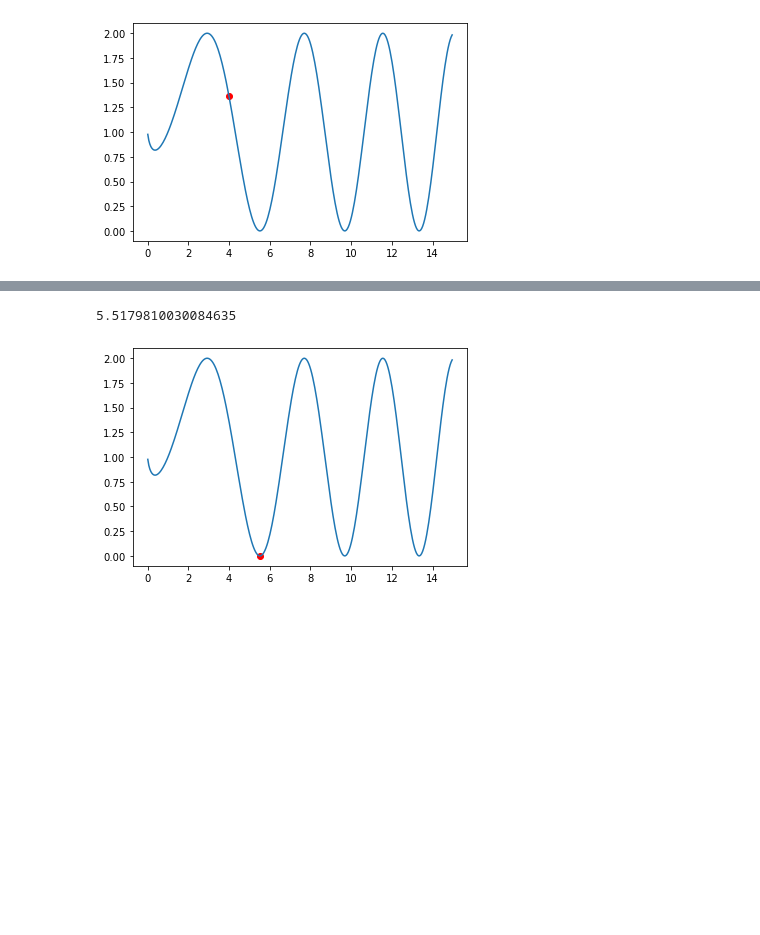
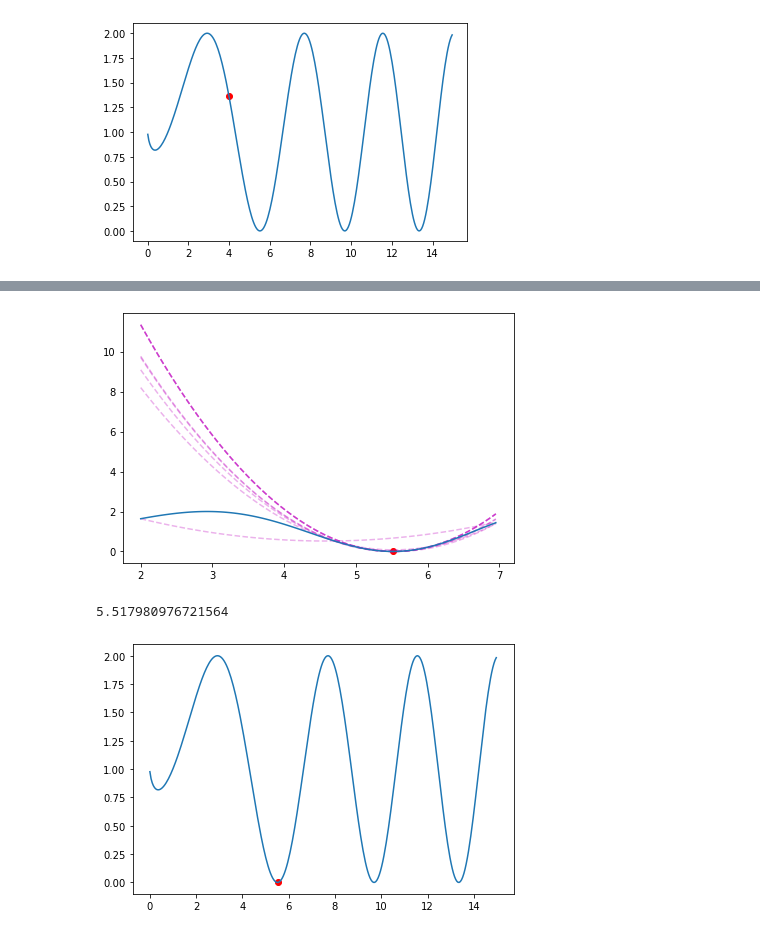
Before and after one commit to fadyat/ITMO-PROBLEMS, a Jupyter notebook: Applied-mathematics/IV semester/Solutions/lab1/solution.ipynb, the cells around one changed output, grey strips where cells are left out. Drawn from its saved outputs; the diff is of its cells as text; code cells hidden in the pictures; blank space fills up the shorter version.

Commit message:
picture for successive parabolic interpolation

```diff
--- a/Applied-mathematics/IV semester/Solutions/lab1/solution.ipynb
+++ b/Applied-mathematics/IV semester/Solutions/lab1/solution.ipynb
@@ -88,12 +88,21 @@ draw(p = fibonacci_search(2, 7, 0.001, -1))
 # %%
-def parabola_search(l, m, r, eps, s = 1):
+from scipy.interpolate import lagrange
+
+def successive_parabolic_interpolation(l, m, r, eps, s = 1):
+    xx = np.arange(l, r, 0.05)
+    yy = np.array([f(x) for x in xx])
+    paraboles = []
     f1, f2, f3 = f(l), f(m), f(r)
     assert s * f2 < s * f1 and s * f2 < s * f3, 'Must be s * f2 < s * f1, s * f2 < s * f3'
     while r - l > eps:
         n = ((m - l) ** 2) * (f2 - f3) - ((m - r) ** 2) * (f2 - f1)
         d = 2 * ((m - l) * (f2 - f3) - (m - r) * (f2 - f1))
+        if d == 0:
+            return (l + r) / 2
         u = m - n / d
         fu = f(u)
+        lagr = lagrange([l, m, r], [f1, f2, f3])
+        paraboles.append(lagr(xx))
         if s * m > s * u:
             if s * f2 < s * fu:
                 l, f1 = u, fu
@@ -106,10 +115,10 @@ def parabola_search(l, m, r, eps, s = 1):
                 m, f2 = u, fu
             else:
                 r, f3 = u, fu
-
-    return (l + r) / 2
+    p = (l + r) / 2
+    plt.scatter(p, f(p), c='r')
+    for i in paraboles:
+        plt.plot(xx, i, c='m', linestyle='--', alpha=.3)
+    plt.plot(xx, yy)
+    plt.show()
+    return p
-# %%
-draw(p = parabola_search(4.5, 4.6, 7, 0.001, 1))
-# %% [output]
-5.5179810030084635
-[figure, removed]
@@ -117,0 +125,6 @@ draw(p = parabola_search(4.5, 4.6, 7, 0.001, 1))
+# %%
+draw(p = successive_parabolic_interpolation(2, 4.7, 7, 0.001))
+# %% [output]
+[figure, added]
+5.517980976721564
+[figure, added]
```
Also changed, not shown: parts of 4 cells of this notebook.
